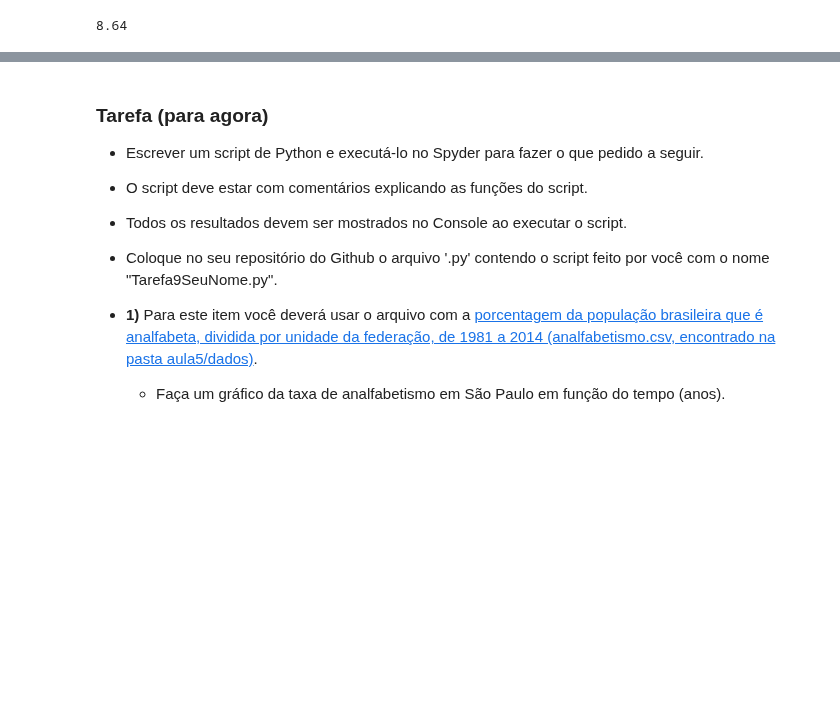
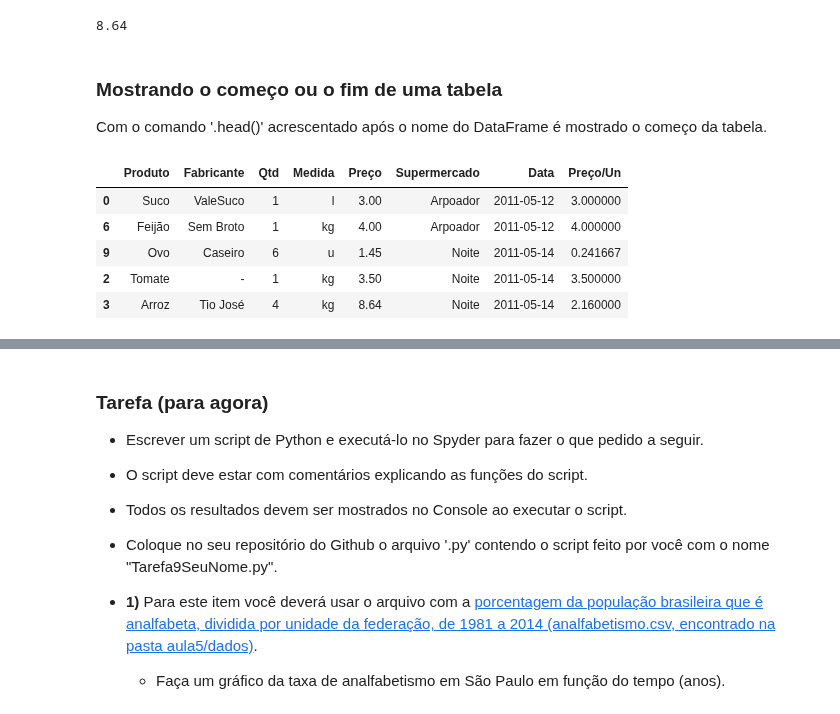
Before and after one commit to rnwatanabe/BasesComputacionais, a Jupyter notebook: aula5/BasesDeDados.ipynb, the cells around one changed output, grey strips where cells are left out. Cells and saved outputs as stored; diff of their text form; code cells hidden in the pictures; blank space fills up the shorter version.

```diff
--- a/aula5/BasesDeDados.ipynb
+++ b/aula5/BasesDeDados.ipynb
@@ -432,3 +432,16 @@ Então, para selecionar o valor da coluna 'Preço' do quinto elemento (lembrando
 print(compras['Preço'].values[4])
 # %% [output]
 8.64
+# %% [markdown]
+### Mostrando o começo ou o fim de uma tabela
+
+Com o comando '.head()' acrescentado após o nome do DataFrame é mostrado o começo da tabela.
+# %%
+compras.head()
+# %% [output]
+|  | Produto | Fabricante | Qtd | Medida | Preço | Supermercado | Data | Preço/Un |
+| 0 | Suco | ValeSuco | 1 | l | 3.00 | Arpoador | 2011-05-12 | 3.000000 |
+| 6 | Feijão | Sem Broto | 1 | kg | 4.00 | Arpoador | 2011-05-12 | 4.000000 |
+| 9 | Ovo | Caseiro | 6 | u | 1.45 | Noite | 2011-05-14 | 0.241667 |
+| 2 | Tomate | - | 1 | kg | 3.50 | Noite | 2011-05-14 | 3.500000 |
+| 3 | Arroz | Tio José | 4 | kg | 8.64 | Noite | 2011-05-14 | 2.160000 |
```
Also changed, not shown: parts of 14 cells of this notebook.
